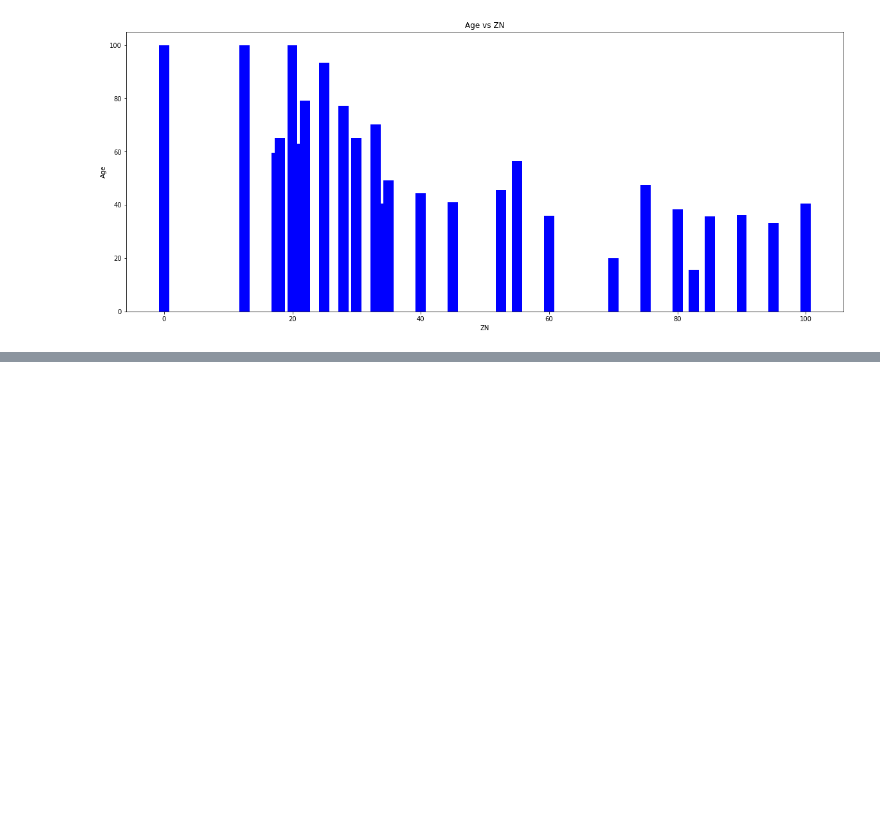
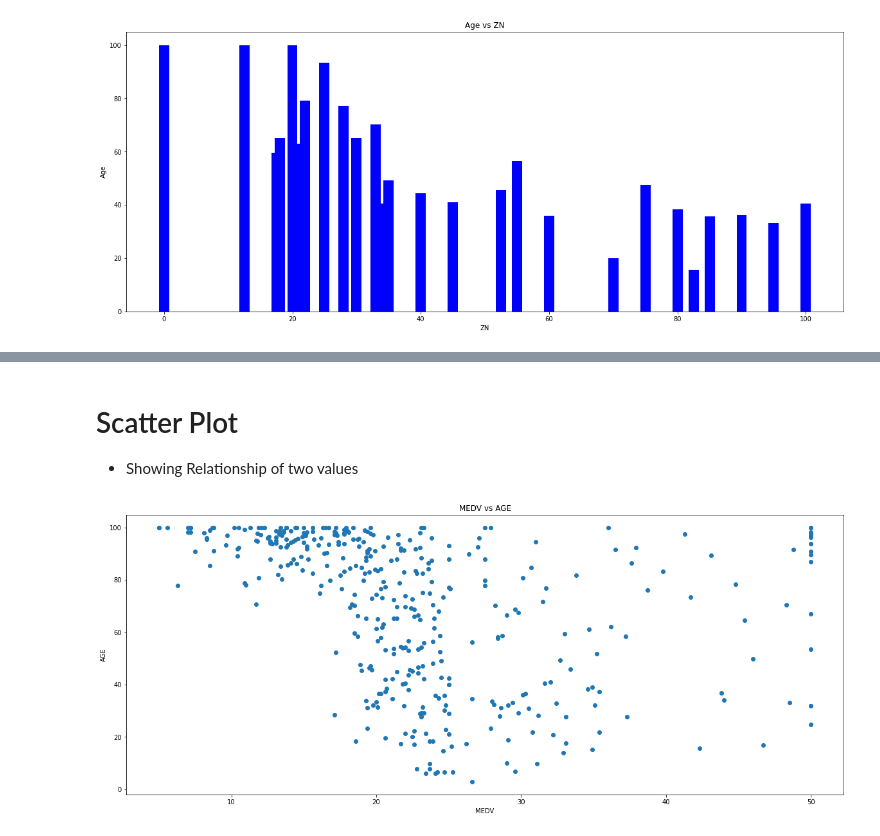
Before and after one commit to vinay2k2/HealthcareBasicsAndImageProcessing, a Jupyter notebook: VisualizationTemplate.ipynb, the cells around one changed output, grey strips where cells are left out. Cells and saved outputs as stored; diff of their text form; code cells hidden in the pictures; blank space fills up the shorter version.

```diff
--- a/VisualizationTemplate.ipynb
+++ b/VisualizationTemplate.ipynb
@@ -182,0 +196,15 @@ plt.show()
+# %% [markdown]
+# Scatter Plot
+* Showing Relationship of two values
+# %%
+#Lets add more details
+from IPython.core.pylabtools import figsize
+plt.figure(figsize=(20,8))
+# bins: Number of intervals within range
+plt.scatter(x=boston_df['MEDV'],y=boston_df['AGE'])
+plt.xlabel("MEDV")
+plt.ylabel("AGE")
+plt.title("MEDV vs AGE")
+plt.show()
+# %% [output]
+[figure, added]
```
Also changed, not shown: parts of 7 cells of this notebook.
